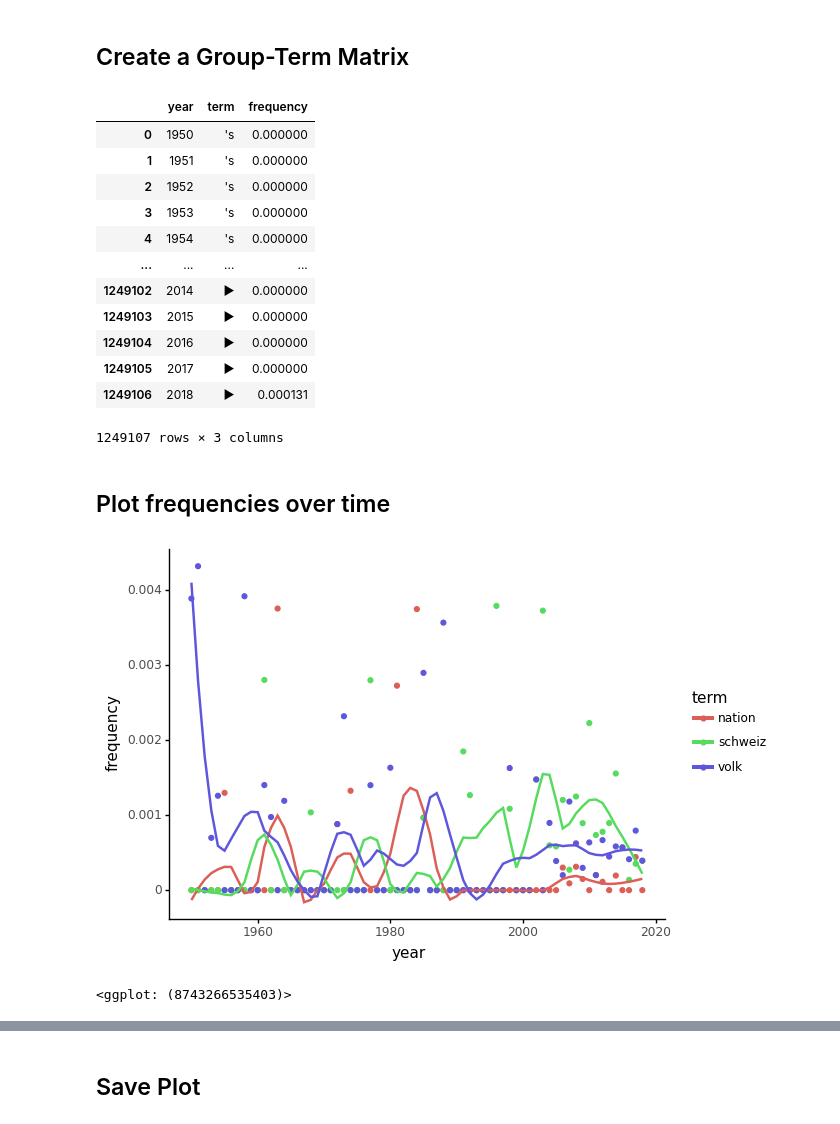
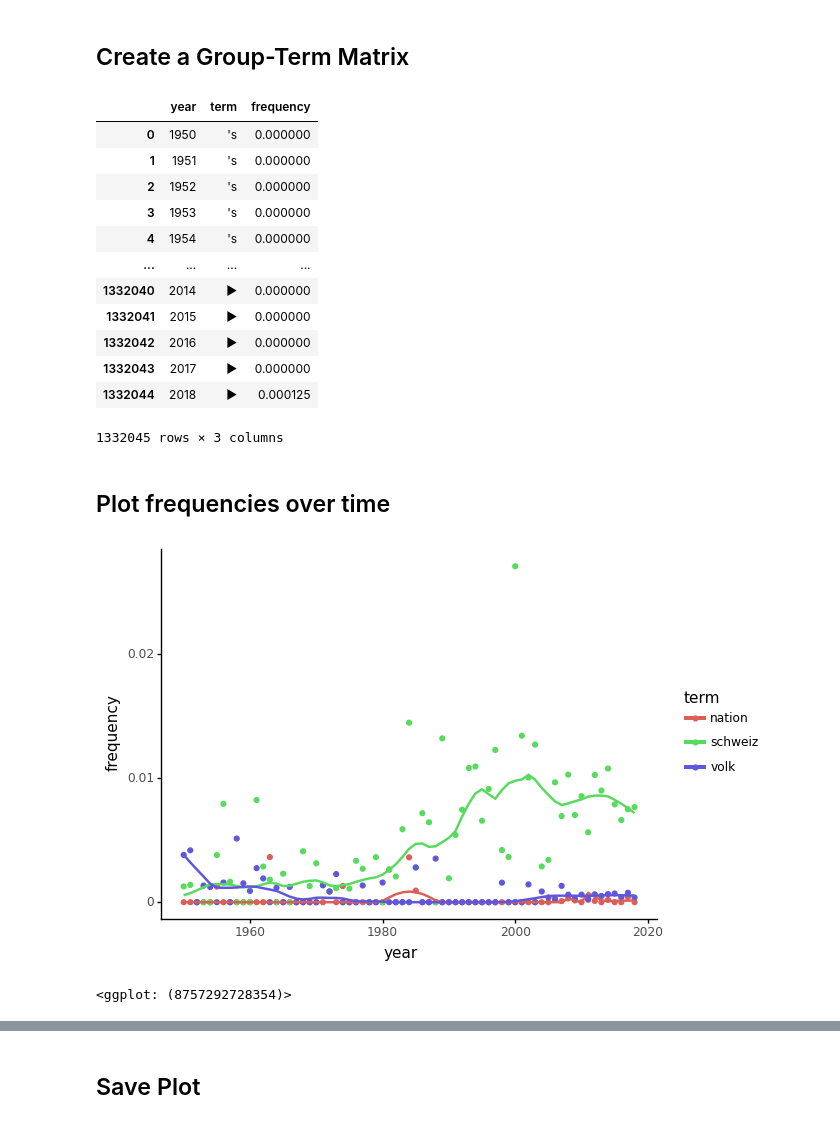
Before and after one commit to aflueckiger/KED2022, a Jupyter notebook: materials/code/KED2022_10.ipynb, the cells around one changed output, grey strips where cells are left out. Saved outputs shown, nothing was run; the diff lists cells and outputs as text; code cells hidden in the pictures.

```diff
--- a/materials/code/KED2022_10.ipynb
+++ b/materials/code/KED2022_10.ipynb
@@ -156,7 +196,7 @@ print('# tokens:', corpus.n_tokens)
 ## Export Word Counts
 # %%
 # get lowercased and filtered corpus vocabulary
-vocab = corpus.word_counts(as_strings=True, normalize= 'lower', filter_stops = True, filter_punct = True, filter_nums = True)
+vocab = corpus.word_counts(by= 'lower', weighting='freq', filter_stops = True, filter_punct = True, filter_nums = True)
 
 # sort vocabulary by descending frequency
 vocab_sorted = sorted(vocab.items(), key=lambda x: x[1], reverse=True)
@@ -194,7 +244,7 @@ show words in their original context
 # iterate over documents and print matches
 # you can use regular expressions as keyword
 for doc in corpus:
-    results = textacy.text_utils.keyword_in_context(doc.text, keyword = '(Ausland|Inland)', ignore_case = True, window_width = 50, print_only = True)
+    results = textacy.extract.kwic.keyword_in_context(doc.text, keyword = '(Ausland|Inland)', ignore_case = True, window_width = 50)
     for match in results:
-        print(doc.text)
+        print(f"{match[0]}  {match[1]}  {match[2]}")
 # %% [output]
@@ -389,18 +427,17 @@ corpus_speeches = textacy.Corpus(de, data=texts)
 ## Create a Group-Term Matrix
 # %%
 # define what groups are formed and what terms should be included
-# here, groups by year and words are lowercased (unigram, incl. stop words)
+# here, groups by year and words are lowercased (incl. stop words)
 tokenized_docs, groups = textacy.io.unzip(
-        (doc._.to_terms_list(normalize='lower', ngrams=1, entities=False, as_strings=True, filter_stops=False),
-         doc._.meta["Jahr"])
+        (textacy.extract.utils.terms_to_strings(textacy.extract.words(doc, filter_stops=False), by="lower"),
+        doc._.meta["Jahr"])
         for doc in corpus_speeches)
 
 # define how to count
 # here relative term frequency
-vectorizer = textacy.vsm.GroupVectorizer(
+vectorizer = textacy.representations.vectorizers.GroupVectorizer(
         tf_type='linear', # absolute term frequency
-        apply_dl=True, # normalized by document length
-        dl_type="linear",
+        dl_type="linear", # normalized by document length
         vocabulary_grps=range(1950, 2019)) # limit to years from 1950 to 2019
 
 # produce group-term-matrix with with frequency counts
@@ -421,27 +458,27 @@ df_tidy
 | 3 | 1953 | 's | 0.000000 |
 | 4 | 1954 | 's | 0.000000 |
 | ... | ... | ... | ... |
-| 1249102 | 2014 | ► | 0.000000 |
-| 1249103 | 2015 | ► | 0.000000 |
-| 1249104 | 2016 | ► | 0.000000 |
-| 1249105 | 2017 | ► | 0.000000 |
-| 1249106 | 2018 | ► | 0.000131 |
+| 1332040 | 2014 | ► | 0.000000 |
+| 1332041 | 2015 | ► | 0.000000 |
+| 1332042 | 2016 | ► | 0.000000 |
+| 1332043 | 2017 | ► | 0.000000 |
+| 1332044 | 2018 | ► | 0.000125 |
-1249107 rows × 3 columns
+1332045 rows × 3 columns
 # %% [markdown]
 ## Plot frequencies over time
 # %%
 # filter the dataset for the following terms
 terms = ["volk", "schweiz", "nation"]
 df_terms = df_tidy[df_tidy['term'].isin(terms)]
 
 # plot the relative frequency for the terms above
 (ggplot(df_terms, aes(x='year', y='frequency', color='term'))
  + geom_point() # show individual points
- + stat_smooth(method='loess', span=0.2, se=False) # overlay points with a smoothed line
+ + stat_smooth(method='lowess', span=0.15, se=False) # overlay points with a smoothed line
  + theme_classic()) # make the plot look nicer
 # %% [output]
-[figure, old version]
+[figure, new version]
-<ggplot: (8743266535403)>
+<ggplot: (8757292728354)>
 # %%
 # check some other terms
 terms = ["solidarität", "kultur", "werte"]
```
Also changed, not shown: parts of 19 cells of this notebook, 5 other files.
